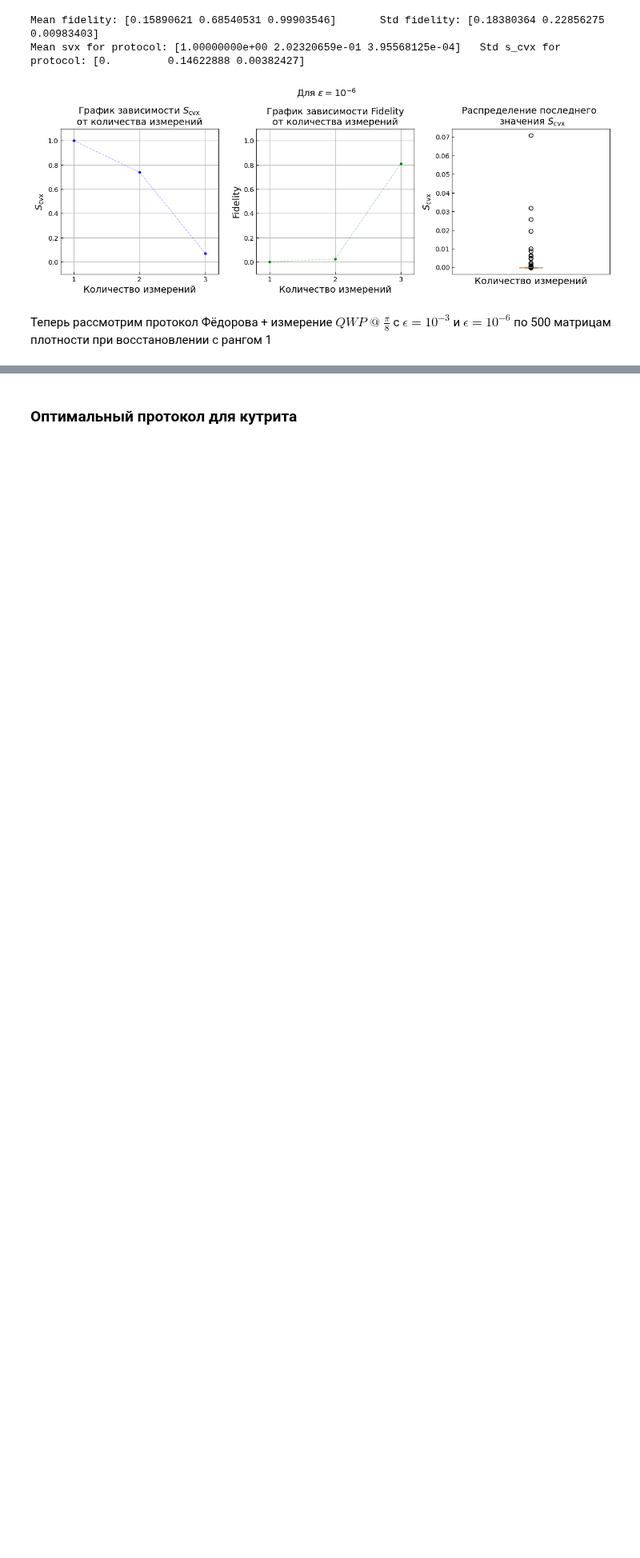
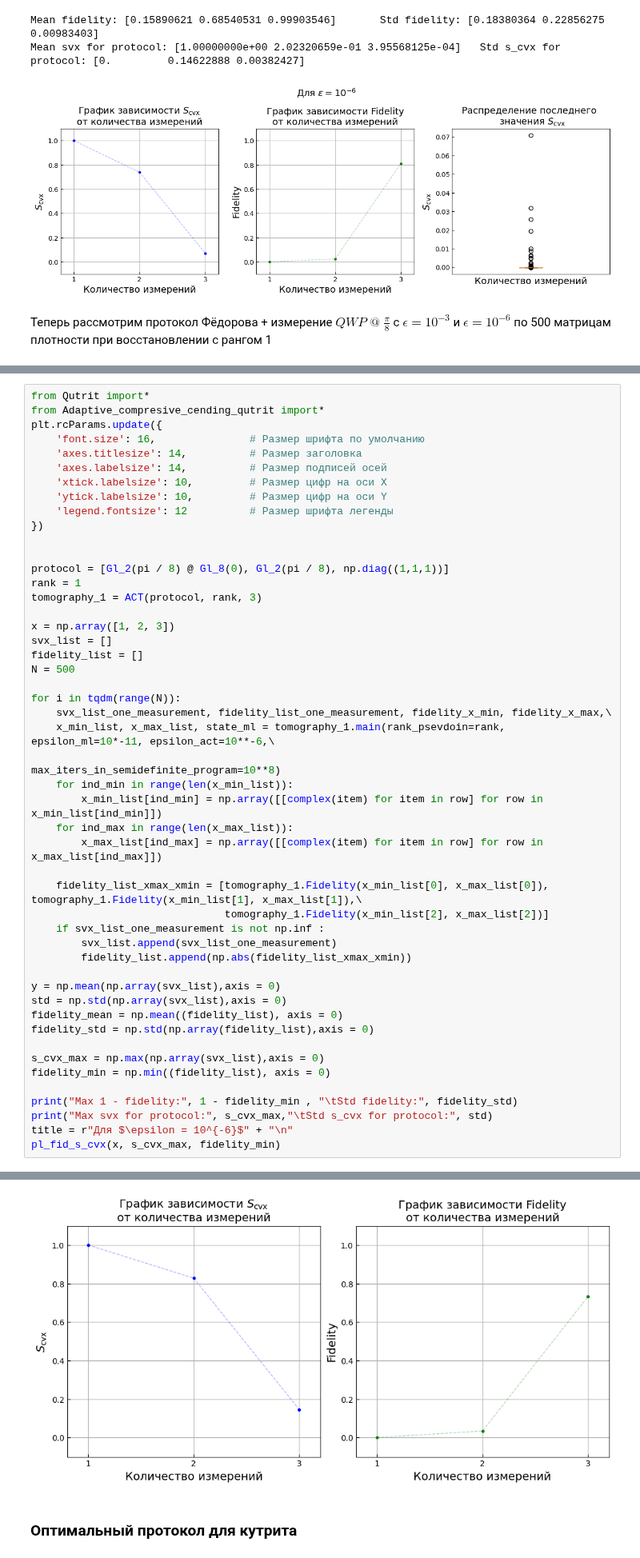
Before and after one commit to Denis-chupa/Quantum_tools, a Jupyter notebook: Tomography/src/research_data/different_protocol.ipynb, the cells around one changed output, grey strips where cells are left out. Shown at 80% size. Saved outputs shown, nothing was run; the diff lists cells and outputs as text; blank space fills up the shorter version.

```diff
--- a/Tomography/src/research_data/different_protocol.ipynb
+++ b/Tomography/src/research_data/different_protocol.ipynb
@@ -560 +565,51 @@ Mean svx for protocol: [1.00000000e+00 2.15247156e-01 8.33735486e-04 9.78435627e
 [figure]
+# %%
+from Qutrit import*
+from Adaptive_compresive_cending_qutrit import*
+plt.rcParams.update({
+    'font.size': 16,               # Размер шрифта по умолчанию
+    'axes.titlesize': 14,          # Размер заголовка
+    'axes.labelsize': 14,          # Размер подписей осей
+    'xtick.labelsize': 10,         # Размер цифр на оси X
+    'ytick.labelsize': 10,         # Размер цифр на оси Y
+    'legend.fontsize': 12          # Размер шрифта легенды
+})
+
+
+protocol = [Gl_2(pi / 8) @ Gl_8(0), Gl_2(pi / 8), np.diag((1,1,1))]
+rank = 1
+tomography_1 = ACT(protocol, rank, 3)
+
+x = np.array([1, 2, 3])
+svx_list = []
+fidelity_list = []
+N = 500
+
+for i in tqdm(range(N)):
+    svx_list_one_measurement, fidelity_list_one_measurement, fidelity_x_min, fidelity_x_max,\
+    x_min_list, x_max_list, state_ml = tomography_1.main(rank_psevdoin=rank, epsilon_ml=10*-11, epsilon_act=10**-6,\
+                                                         max_iters_in_semidefinite_program=10**8)
+    for ind_min in range(len(x_min_list)):
+        x_min_list[ind_min] = np.array([[complex(item) for item in row] for row in x_min_list[ind_min]])
+    for ind_max in range(len(x_max_list)):
+        x_max_list[ind_max] = np.array([[complex(item) for item in row] for row in x_max_list[ind_max]])
+
+    fidelity_list_xmax_xmin = [tomography_1.Fidelity(x_min_list[0], x_max_list[0]), tomography_1.Fidelity(x_min_list[1], x_max_list[1]),\
+                               tomography_1.Fidelity(x_min_list[2], x_max_list[2])]
+    if svx_list_one_measurement is not np.inf :
+        svx_list.append(svx_list_one_measurement)
+        fidelity_list.append(np.abs(fidelity_list_xmax_xmin))
+
+y = np.mean(np.array(svx_list),axis = 0)
+std = np.std(np.array(svx_list),axis = 0)
+fidelity_mean = np.mean((fidelity_list), axis = 0)
+fidelity_std = np.std(np.array(fidelity_list),axis = 0)
+
+s_cvx_max = np.max(np.array(svx_list),axis = 0)
+fidelity_min = np.min((fidelity_list), axis = 0)
+
+print("Max 1 - fidelity:", 1 - fidelity_min , "\tStd fidelity:", fidelity_std)
+print("Max svx for protocol:", s_cvx_max,"\tStd s_cvx for protocol:", std)
+title = r"Для $\epsilon = 10^{-6}$" + "\n"
+pl_fid_s_cvx(x, s_cvx_max, fidelity_min)
+# %% [output]
@@ -561,3 +618,4 @@ Mean svx for protocol: [1.00000000e+00 2.15247156e-01 8.33735486e-04 9.78435627e
+[figure, added]
 # %% [markdown]
 ### Оптимальный протокол для кутрита
 # %%
```
Also changed, not shown: parts of 9 cells of this notebook, 1 other file.
